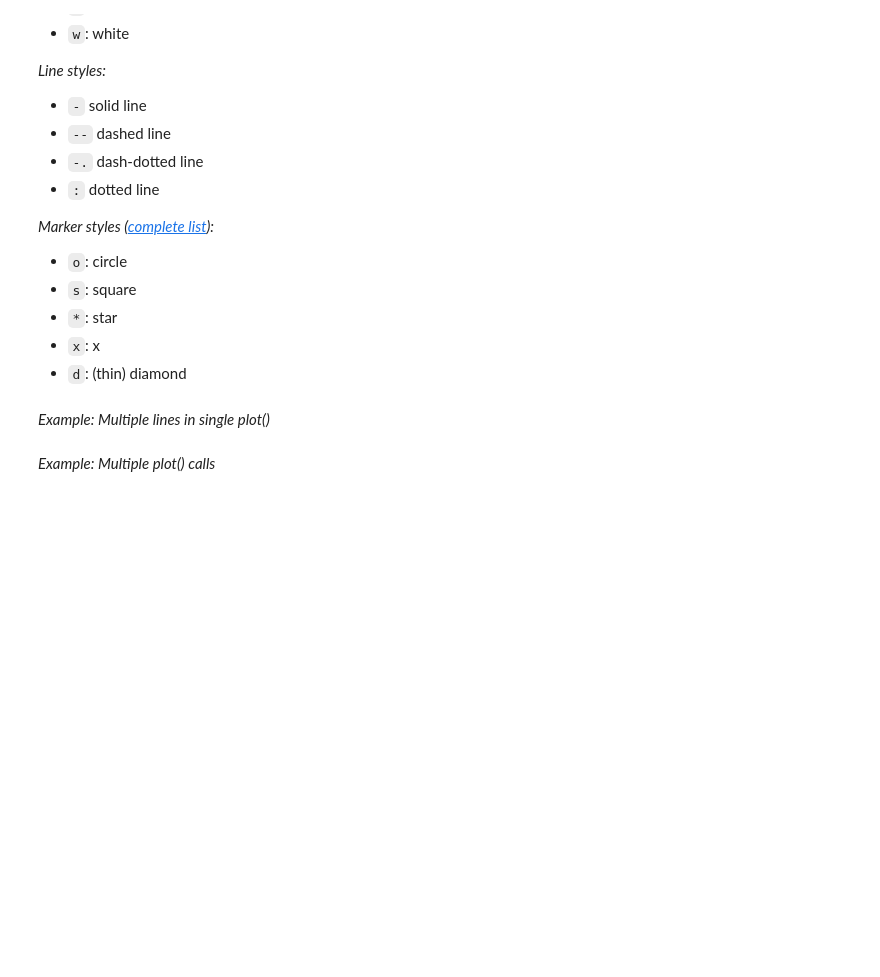
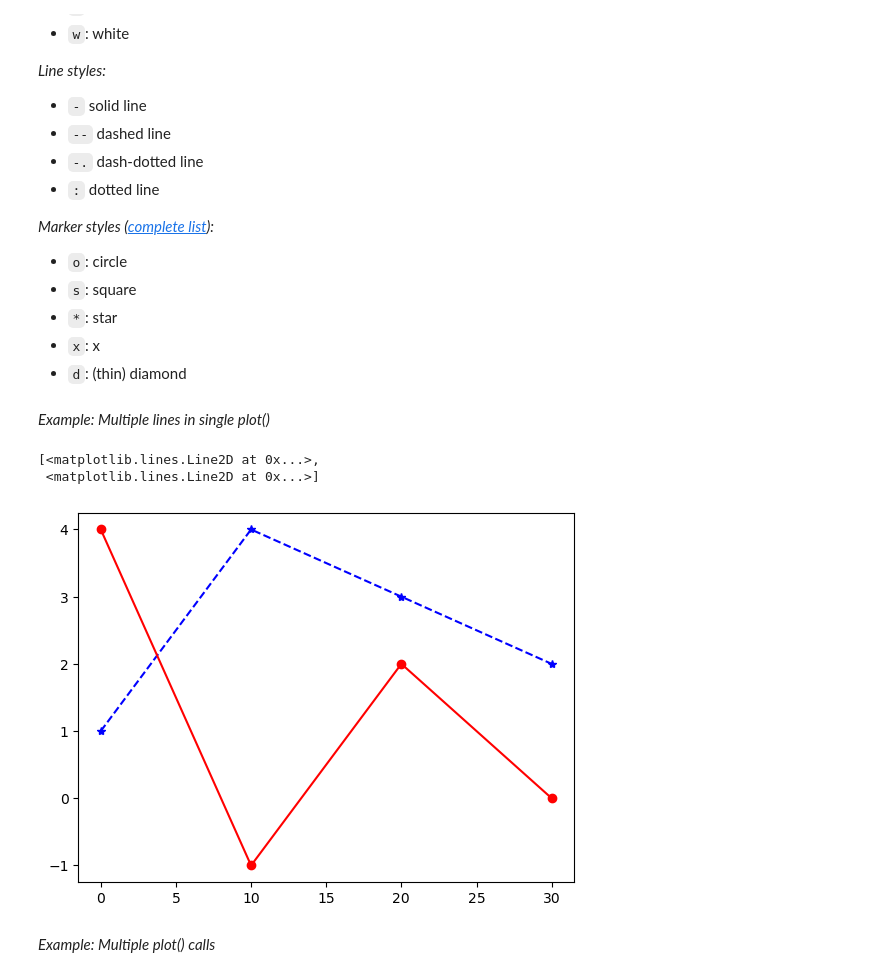
Before and after one commit to vladgalan/TECH2-H25, a Jupyter notebook: lectures/lecture3/lecture3-template-sg.ipynb, the cells around one changed output. Drawn from its saved outputs; the diff is of its cells as text; code cells hidden in the pictures; blank space fills up the shorter version.

```diff
--- a/lectures/lecture3/lecture3-template-sg.ipynb
+++ b/lectures/lecture3/lecture3-template-sg.ipynb
@@ -60,5 +78,15 @@ Plot the quadratic function <i>y = x<sup>2</sup></i> on the interval [-1, 1]:
 - `d`: (thin) diamond
 # %% [markdown]
 *Example: Multiple lines in single plot()*
+# %%
+xvalues = [0, 10, 20, 30]
+yvals1 = [1, 4, 3, 2]
+yvals2 = [4, -1, 2 ,0]
+
+plt.plot(xvalues, yvals1, "b--*", xvalues, yvals2, "r-o")
+# %% [output]
+[<matplotlib.lines.Line2D at 0x...>,
+ <matplotlib.lines.Line2D at 0x...>]
+[figure, added]
 # %% [markdown]
 *Example: Multiple plot() calls*
```
Also changed, not shown: parts of 15 cells of this notebook, 4 other files.
